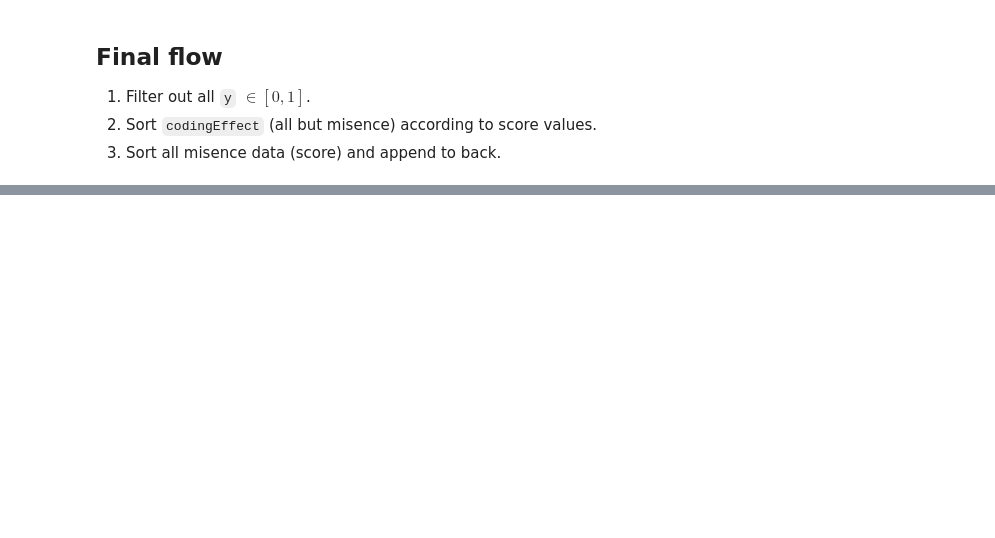
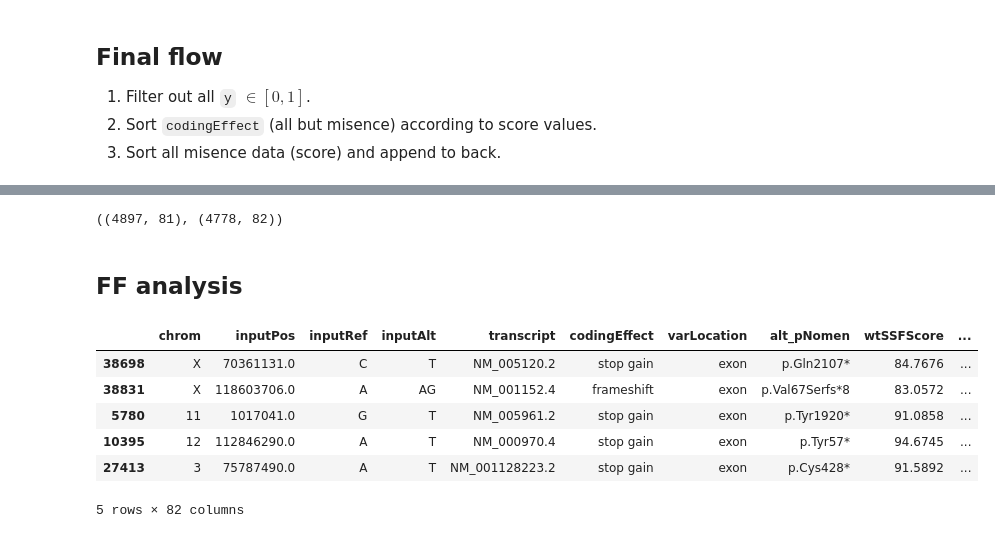
Before and after one commit to rebryk/biohack-2018, a Jupyter notebook: catboost.ipynb, the cells around one changed output, grey strips where cells are left out. Drawn from its saved outputs; the diff is of its cells as text; code cells hidden in the pictures; blank space fills up the shorter version.

```diff
--- a/catboost.ipynb
+++ b/catboost.ipynb
@@ -375,0 +333,18 @@ final_order(X_test).head()
+# %%
+X_test = X_test if IS_TRAIN else X
+of = final_order(model, X_test)
+X_test.shape, of.shape  # Plus `y` column
+# %% [output]
+((4897, 81), (4778, 82))
+# %% [markdown]
+## FF analysis
+# %%
+of.head()
+# %% [output]
+|  | chrom | inputPos | inputRef | inputAlt | transcript | codingEffect | varLocation | alt_pNomen | wtSSFScore | ... |
+| 38698 | X | 70361131.0 | C | T | NM_005120.2 | stop gain | exon | p.Gln2107* | 84.7676 | ... |
+| 38831 | X | 118603706.0 | A | AG | NM_001152.4 | frameshift | exon | p.Val67Serfs*8 | 83.0572 | ... |
+| 5780 | 11 | 1017041.0 | G | T | NM_005961.2 | stop gain | exon | p.Tyr1920* | 91.0858 | ... |
+| 10395 | 12 | 112846290.0 | A | T | NM_000970.4 | stop gain | exon | p.Tyr57* | 94.6745 | ... |
+| 27413 | 3 | 75787490.0 | A | T | NM_001128223.2 | stop gain | exon | p.Cys428* | 91.5892 | ... |
+5 rows × 82 columns
```
Also changed, not shown: parts of 43 cells of this notebook, 2 other files.
